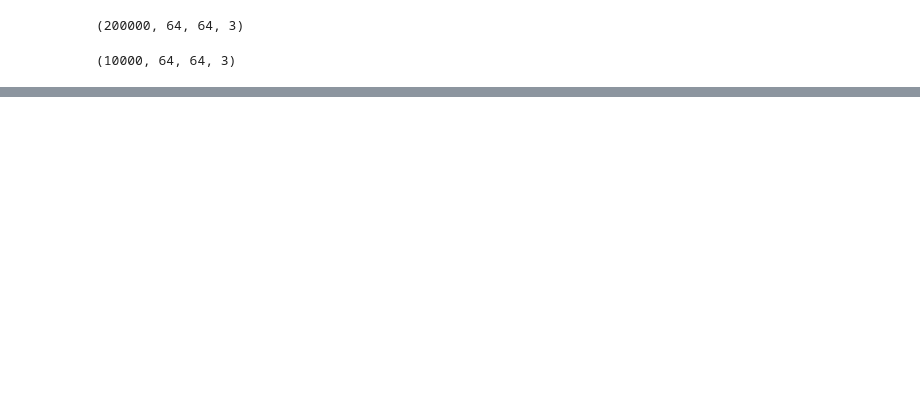
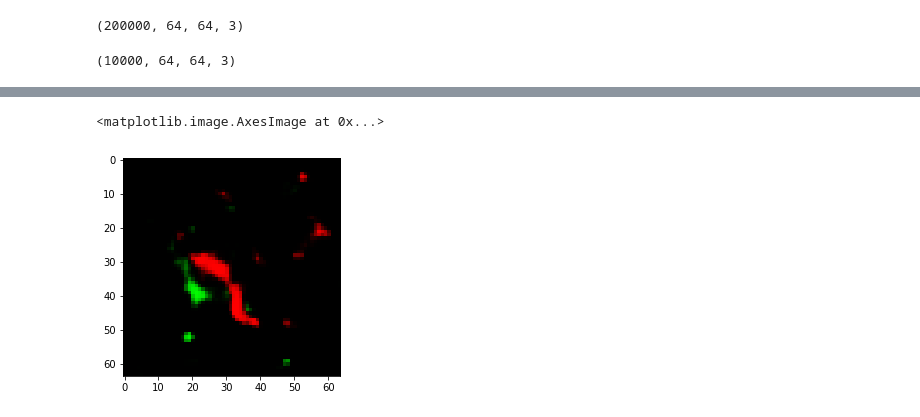
Before and after one commit to jadyn-ahn/ml_final, a Jupyter notebook: Test.ipynb, the cells around one changed output, grey strips where cells are left out. Saved outputs shown, nothing was run; the diff lists cells and outputs as text; code cells hidden in the pictures; blank space fills up the shorter version.

```diff
--- a/Test.ipynb
+++ b/Test.ipynb
@@ -114,0 +204,2 @@ len(DataPath.vec_paths("train"))
+# %%
+dec = Helper.load_dec("06170037")
@@ -114,0 +231,7 @@ len(DataPath.vec_paths("train"))
+# %%
+test_imgs = dec.predict(target_vector - 2)
+# %%
+plt.imshow(test_imgs[0])
+# %% [output]
+<matplotlib.image.AxesImage at 0x...>
+[figure, added]
```
Also changed, not shown: parts of 40 cells of this notebook, 8 other files.
